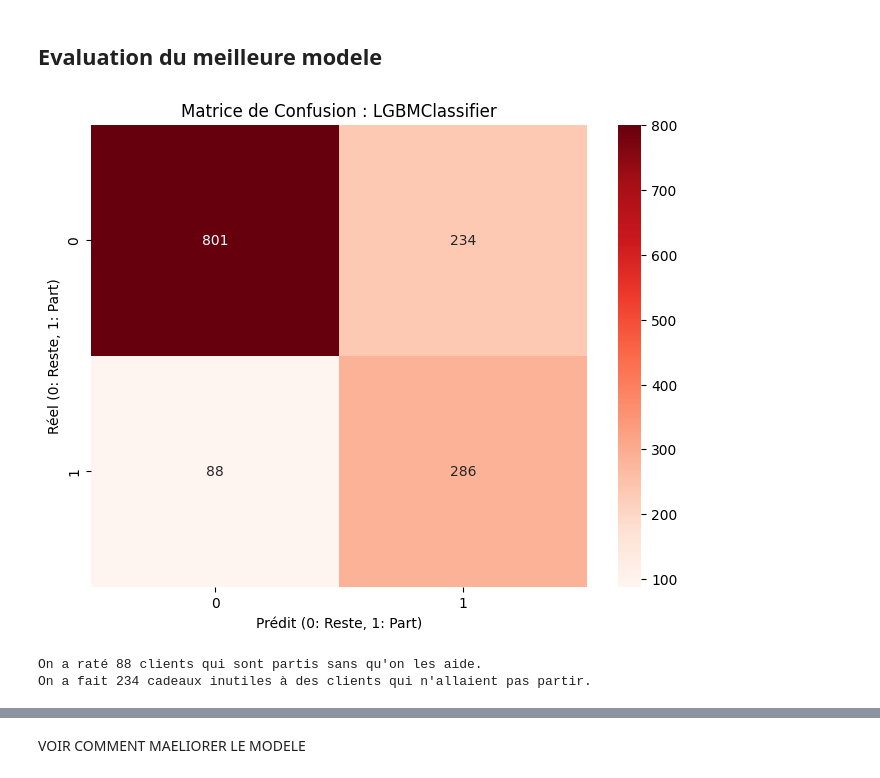
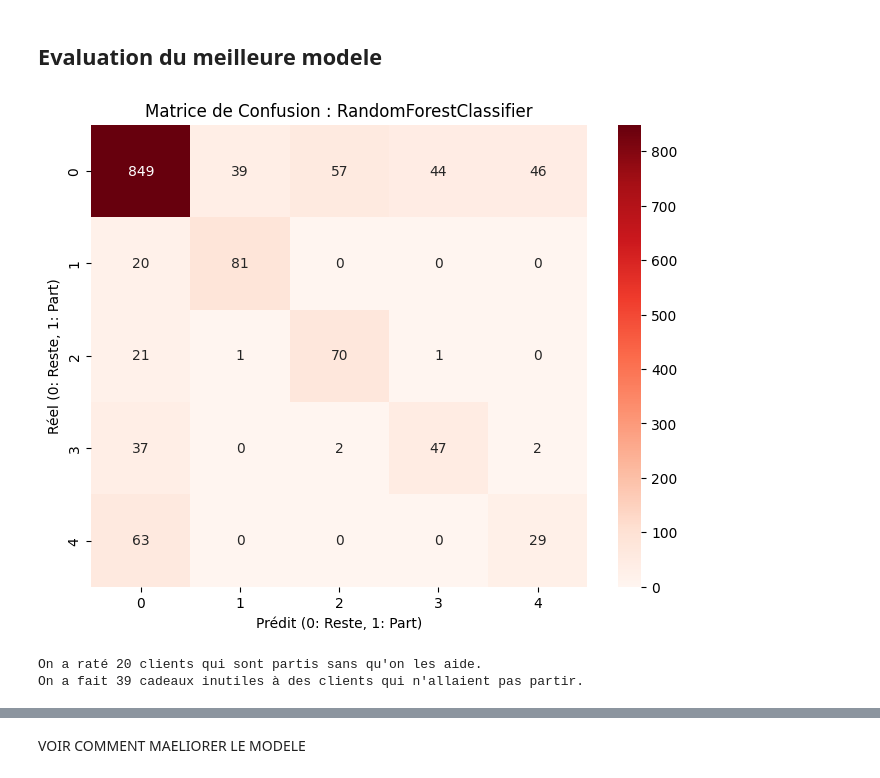
Before and after one commit to Bapt1st3/Telco_Customer_Prediction, a Jupyter notebook: classification.ipynb, the cells around one changed output, grey strips where cells are left out. Drawn from its saved outputs; the diff is of its cells as text; code cells hidden in the pictures.

```diff
--- a/classification.ipynb
+++ b/classification.ipynb
@@ -49,6 +52,6 @@ if is_cat :
 
 df = pd.read_csv(name)
 if is_cat:
-    df = df.drop(columns=['Churn_Period','Churn',"tenure"])
+    df = df.drop(columns=['Churn_Period','Churn'])
 df = df.drop(columns=['Unnamed: 0'])
 # %%
@@ -80,7 +111,7 @@ def preparer_donnees_classification(df, target_column='Churn', test_size=0.2, ra
 X = df.drop(columns=[target_col])
 y = df[target_col]
 
-X_train, X_test, y_train, y_test = preparer_donnees_classification(df, target_column= target_col, keep_cluster=False)
+X_train, X_test, y_train, y_test = preparer_donnees_classification_export(df, target_column= target_col, keep_cluster=True)
 # %%
 # Visualisation en utilisant t-SNE
 from sklearn.manifold import TSNE
@@ -698,25 +505,25 @@ resultat quand on categorise pas le churn ![image.png](attachment:image.png)
 # %%
 from sklearn.metrics import confusion_matrix
 
 # Calcul pour le meilleur modèle (LightGBM)
-best_model = best_estimators["LightGBM"]
+best_model = best_estimators["Random Forest"]
 y_pred = best_model.predict(X_test)
 cm = confusion_matrix(y_test, y_pred)
 
 plt.figure(figsize=(8, 6))
 sns.heatmap(cm, annot=True, fmt='d', cmap='Reds')
 plt.title(f"Matrice de Confusion : {type(best_model).__name__}")
 plt.ylabel('Réel (0: Reste, 1: Part)')
 plt.xlabel('Prédit (0: Reste, 1: Part)')
 plt.show()
 
 # Analyse métier rapide
 fn = cm[1, 0] # Faux Négatifs
 fp = cm[0, 1] # Faux Positifs
 print(f"On a raté {fn} clients qui sont partis sans qu'on les aide.")
 print(f"On a fait {fp} cadeaux inutiles à des clients qui n'allaient pas partir.")
 # %% [output]
-[figure, old version]
+[figure, new version]
-On a raté 88 clients qui sont partis sans qu'on les aide.
-On a fait 234 cadeaux inutiles à des clients qui n'allaient pas partir.
+On a raté 20 clients qui sont partis sans qu'on les aide.
+On a fait 39 cadeaux inutiles à des clients qui n'allaient pas partir.
 # %%
```
Also changed, not shown: parts of 33 cells of this notebook, 5 other files.
